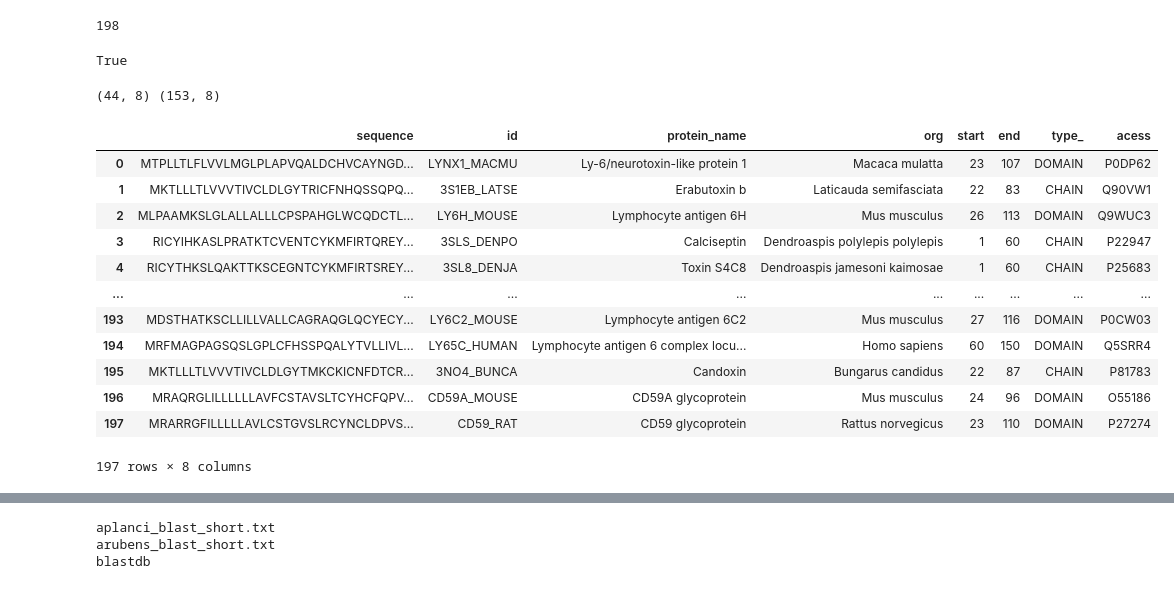
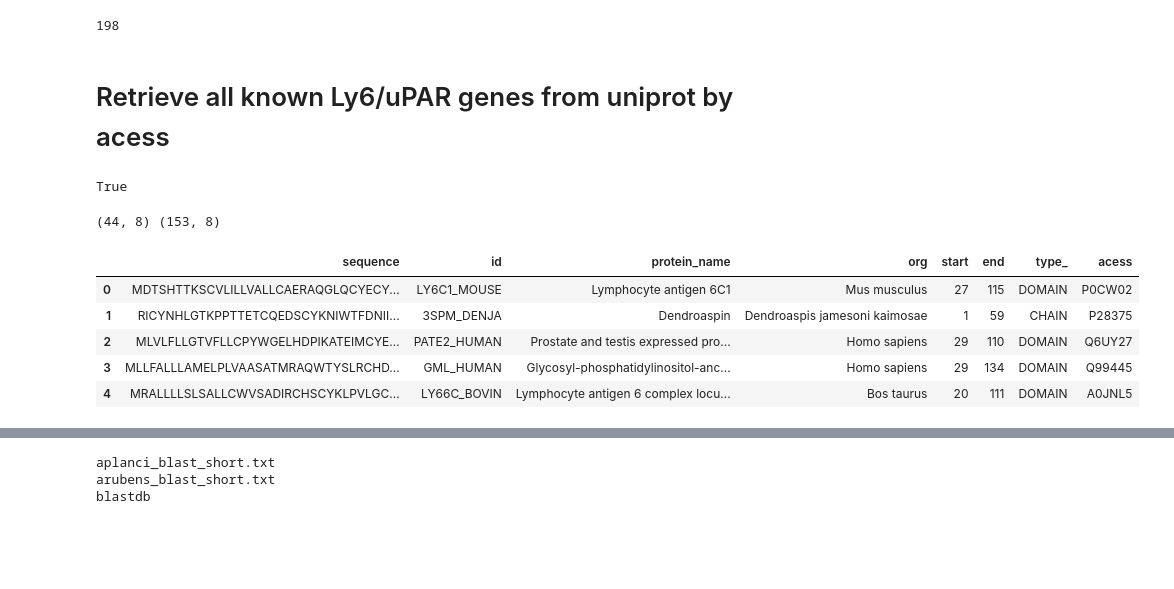
Before and after one commit to alex123012/Filogenetics, a Jupyter notebook: Analysis.ipynb, the cells around one changed output, grey strips where cells are left out. Drawn from its saved outputs; the diff is of its cells as text; code cells hidden in the pictures; blank space fills up the shorter version.

```diff
--- a/Analysis.ipynb
+++ b/Analysis.ipynb
@@ -46,48 +33,10 @@ uniprot
 # %%
-known_upars = set(pd.read_csv('seqs/csv/acess_upar.txt', squeeze=True)) | set(uniprot.index)
+known_upars = set(uniprot.index) | set(pd.read_csv('seqs/csv/acess_upar.txt', squeeze=True))
 len(known_upars)
 # %% [output]
 198
-# %%
-def retrieve_uniprot_data_by_acess(acess):
-    """
-    Retrieve protein by ID from UniProt
-    """
-    requestURL = f"https://www.ebi.ac.uk/proteins/api/proteins/{acess}"
-#     print(requestURL)
-    r = rq.get(requestURL, headers={"Accept" : "application/json"})
-
-    if not r.ok:
-        r.raise_for_status()
-        return 0
-    responseBody = r.json()
-
-    try:
-        features = responseBody['features']
-    except KeyError:
-        type_ = None
-        start, end = np.nan, np.nan
-    else:
-        st_nd = [(start := i['begin'], end := i['end']) for i in features if i.get('description') and i['description'] == 'UPAR/Ly6']
-        type_ = 'DOMAIN'
-        if not st_nd:
-            type_ = 'CHAIN'
-            st_nd = [(start := i['begin'], end := i['end']) for i in features if i['type'] == 'CHAIN']
-
-    try:
-        prot_name = responseBody['protein']['submittedName'][0]['fullName']['value']
-
-    except:
-        prot_name = responseBody['protein']['recommendedName']['fullName']['value']
-
-    return {'sequence': responseBody['sequence']['sequence'],
-            'id': responseBody['id'],
-            'protein_name': prot_name,
-            'org': responseBody['organism']['names'][0]['value'],
-            'start': start,
-            'end': end,
-            'type_': type_,
-            'acess': acess}
+# %% [markdown]
+# Retrieve all known Ly6/uPAR genes from uniprot by acess
 # %%
 res = pd.DataFrame()
 for acess in tqdm(known_upars):
@@ -110,19 +60,12 @@ res.shape[0] == res.drop_duplicates('id').shape[0]
 True
 # %%
 print(long.shape, short.shape)
-res
+res.head()
 # %% [output]
 (44, 8) (153, 8)
 |  | sequence | id | protein_name | org | start | end | type_ | acess |
-| 0 | MTPLLTLFLVVLMGLPLAPVQALDCHVCAYNGD... | LYNX1_MACMU | Ly-6/neurotoxin-like protein 1 | Macaca mulatta | 23 | 107 | DOMAIN | P0DP62 |
-| 1 | MKTLLLTLVVVTIVCLDLGYTRICFNHQSSQPQ... | 3S1EB_LATSE | Erabutoxin b | Laticauda semifasciata | 22 | 83 | CHAIN | Q90VW1 |
-| 2 | MLPAAMKSLGLALLALLLCPSPAHGLWCQDCTL... | LY6H_MOUSE | Lymphocyte antigen 6H | Mus musculus | 26 | 113 | DOMAIN | Q9WUC3 |
-| 3 | RICYIHKASLPRATKTCVENTCYKMFIRTQREY... | 3SLS_DENPO | Calciseptin | Dendroaspis polylepis polylepis | 1 | 60 | CHAIN | P22947 |
-| 4 | RICYTHKSLQAKTTKSCEGNTCYKMFIRTSREY... | 3SL8_DENJA | Toxin S4C8 | Dendroaspis jamesoni kaimosae | 1 | 60 | CHAIN | P25683 |
-| ... | ... | ... | ... | ... | ... | ... | ... | ... |
-| 193 | MDSTHATKSCLLILLVALLCAGRAQGLQCYECY... | LY6C2_MOUSE | Lymphocyte antigen 6C2 | Mus musculus | 27 | 116 | DOMAIN | P0CW03 |
-| 194 | MRFMAGPAGSQSLGPLCFHSSPQALYTVLLIVL... | LY65C_HUMAN | Lymphocyte antigen 6 complex locu... | Homo sapiens | 60 | 150 | DOMAIN | Q5SRR4 |
-| 195 | MKTLLLTLVVVTIVCLDLGYTMKCKICNFDTCR... | 3NO4_BUNCA | Candoxin | Bungarus candidus | 22 | 87 | CHAIN | P81783 |
-| 196 | MRAQRGLILLLLLLAVFCSTAVSLTCYHCFQPV... | CD59A_MOUSE | CD59A glycoprotein | Mus musculus | 24 | 96 | DOMAIN | O55186 |
-| 197 | MRARRGFILLLLLAVLCSTGVSLRCYNCLDPVS... | CD59_RAT | CD59 glycoprotein | Rattus norvegicus | 23 | 110 | DOMAIN | P27274 |
+| 0 | MDTSHTTKSCVLILLVALLCAERAQGLQCYECY... | LY6C1_MOUSE | Lymphocyte antigen 6C1 | Mus musculus | 27 | 115 | DOMAIN | P0CW02 |
+| 1 | RICYNHLGTKPPTTETCQEDSCYKNIWTFDNII... | 3SPM_DENJA | Dendroaspin | Dendroaspis jamesoni kaimosae | 1 | 59 | CHAIN | P28375 |
+| 2 | MLVLFLLGTVFLLCPYWGELHDPIKATEIMCYE... | PATE2_HUMAN | Prostate and testis expressed pro... | Homo sapiens | 29 | 110 | DOMAIN | Q6UY27 |
+| 3 | MLLFALLLAMELPLVAASATMRAQWTYSLRCHD... | GML_HUMAN | Glycosyl-phosphatidylinositol-anc... | Homo sapiens | 29 | 134 | DOMAIN | Q99445 |
+| 4 | MRALLLLSLSALLCWVSADIRCHSCYKLPVLGC... | LY66C_BOVIN | Lymphocyte antigen 6 complex locu... | Bos taurus | 20 | 111 | DOMAIN | A0JNL5 |
-197 rows × 8 columns
```
Also changed, not shown: parts of 35 cells of this notebook, 17 other files.
